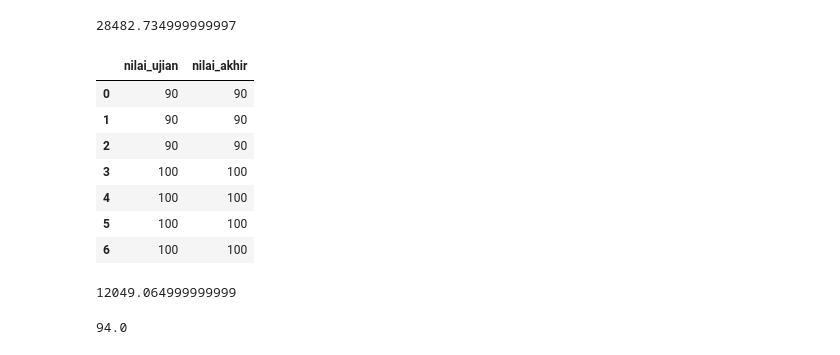
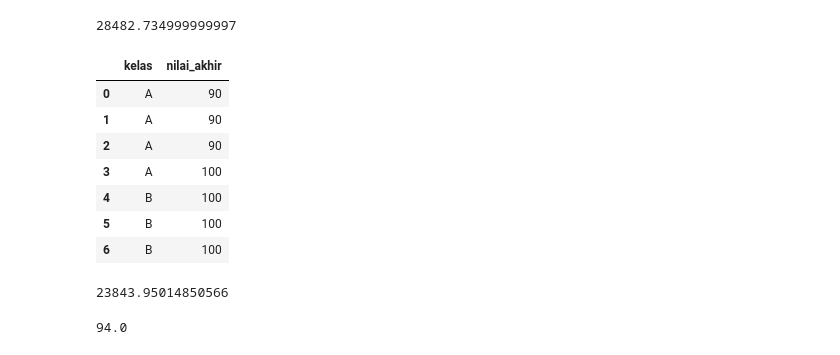
Before and after one commit to abrahamtambac/PythonforDataScience, a Jupyter notebook: codes/Latihan/Latihan_6(Data Manipulation using Pandas).ipynb, the cells around one changed output. Saved outputs shown, nothing was run; the diff lists cells and outputs as text; code cells hidden in the pictures.

Commit message:
finishing vivot table

```diff
--- a/codes/Latihan/Latihan_6(Data Manipulation using Pandas).ipynb
+++ b/codes/Latihan/Latihan_6(Data Manipulation using Pandas).ipynb
@@ -186,22 +186,22 @@ df_penjualan["weekly_sales"].agg(iqr)
 # %%
 import pandas as pd
 import numpy as np
-nilai = pd.DataFrame({'nilai_ujian' : [90,90,90,100,100,100,100],
+nilai = pd.DataFrame({'kelas' : ["A","A","A","A","B","B","B"],
                       'nilai_akhir' : [90,90,90,100,100,100,100]})
 nilai
 # %% [output]
-|  | nilai_ujian | nilai_akhir |
-| 0 | 90 | 90 |
-| 1 | 90 | 90 |
-| 2 | 90 | 90 |
-| 3 | 100 | 100 |
-| 4 | 100 | 100 |
-| 5 | 100 | 100 |
-| 6 | 100 | 100 |
+|  | kelas | nilai_akhir |
+| 0 | A | 90 |
+| 1 | A | 90 |
+| 2 | A | 90 |
+| 3 | A | 100 |
+| 4 | B | 100 |
+| 5 | B | 100 |
+| 6 | B | 100 |
 # %%
-df_penjualan["weekly_sales"].median()
+df_penjualan["weekly_sales"].mean()
 # %% [output]
-12049.064999999999
+23843.95014850566
 # %%
 nilai["nilai_ujian"].median()
 # %% [output]
```
Also changed, not shown: parts of 4 cells of this notebook.
